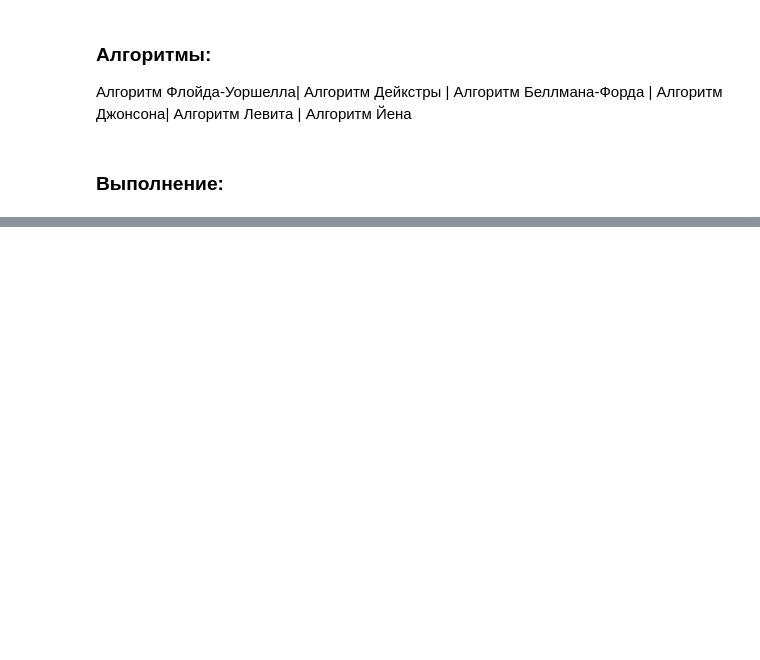
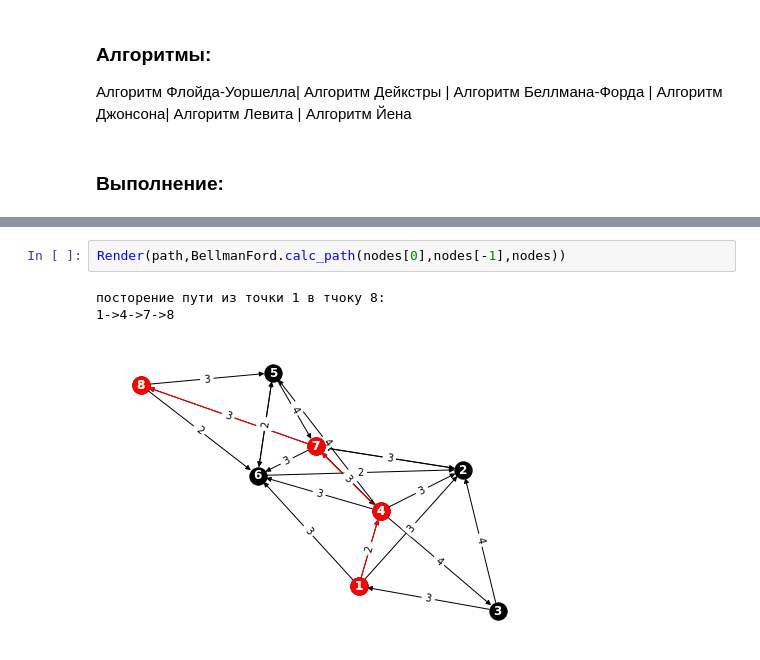
Before and after one commit to SpectreCom444/DataStructuresAndAlgorithms, a Jupyter notebook: Lab/Lab6.ipynb, the cells around one changed output, grey strips where cells are left out. Drawn from its saved outputs; the diff is of its cells as text; blank space fills up the shorter version.

```diff
--- a/Lab/Lab6.ipynb
+++ b/Lab/Lab6.ipynb
@@ -225,0 +259,6 @@ display(HTML(
+# %%
+Render(path,BellmanFord.calc_path(nodes[0],nodes[-1],nodes))
+# %% [output]
+посторение пути из точки 1 в тчоку 8:
+1->4->7->8
+[figure, added]
```
Also changed, not shown: parts of 23 cells of this notebook, 2 other files.
